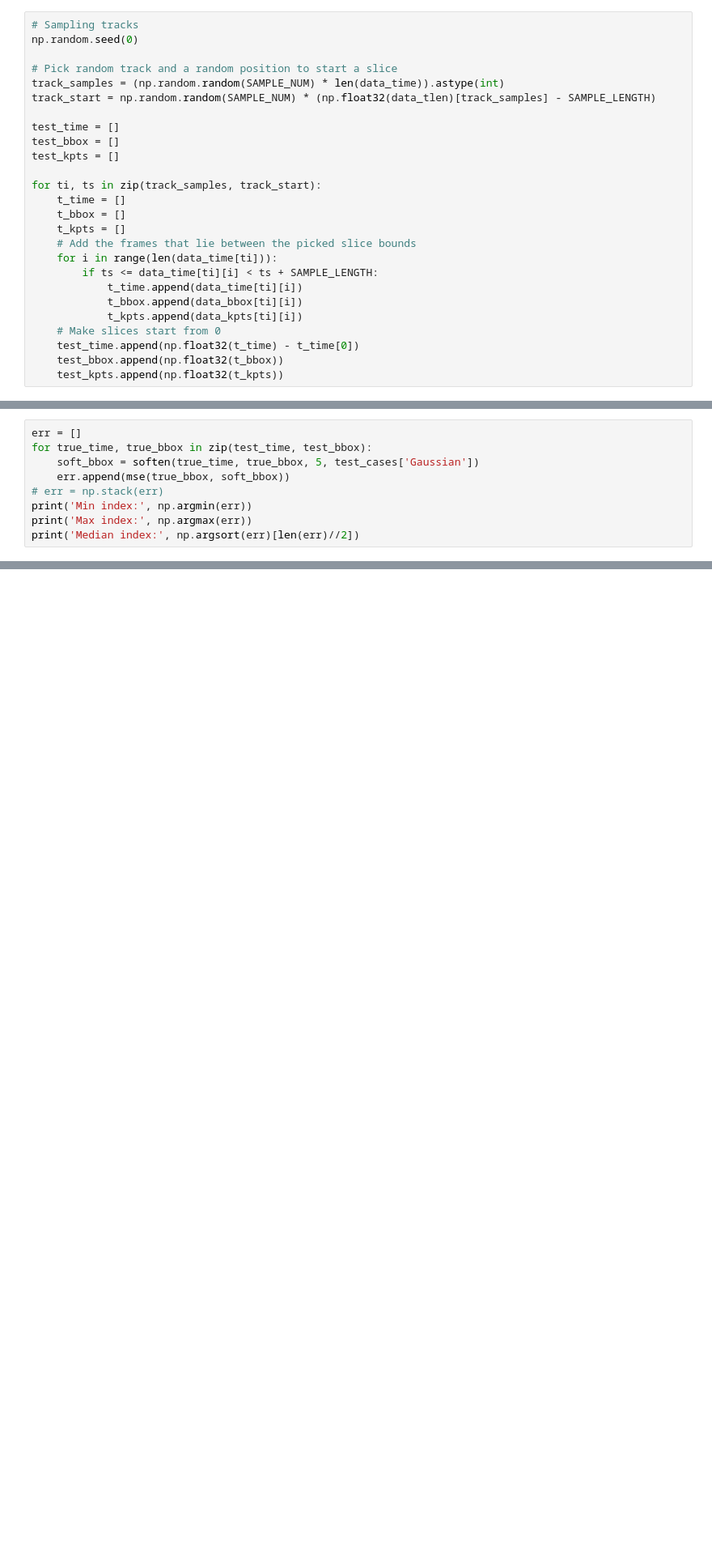
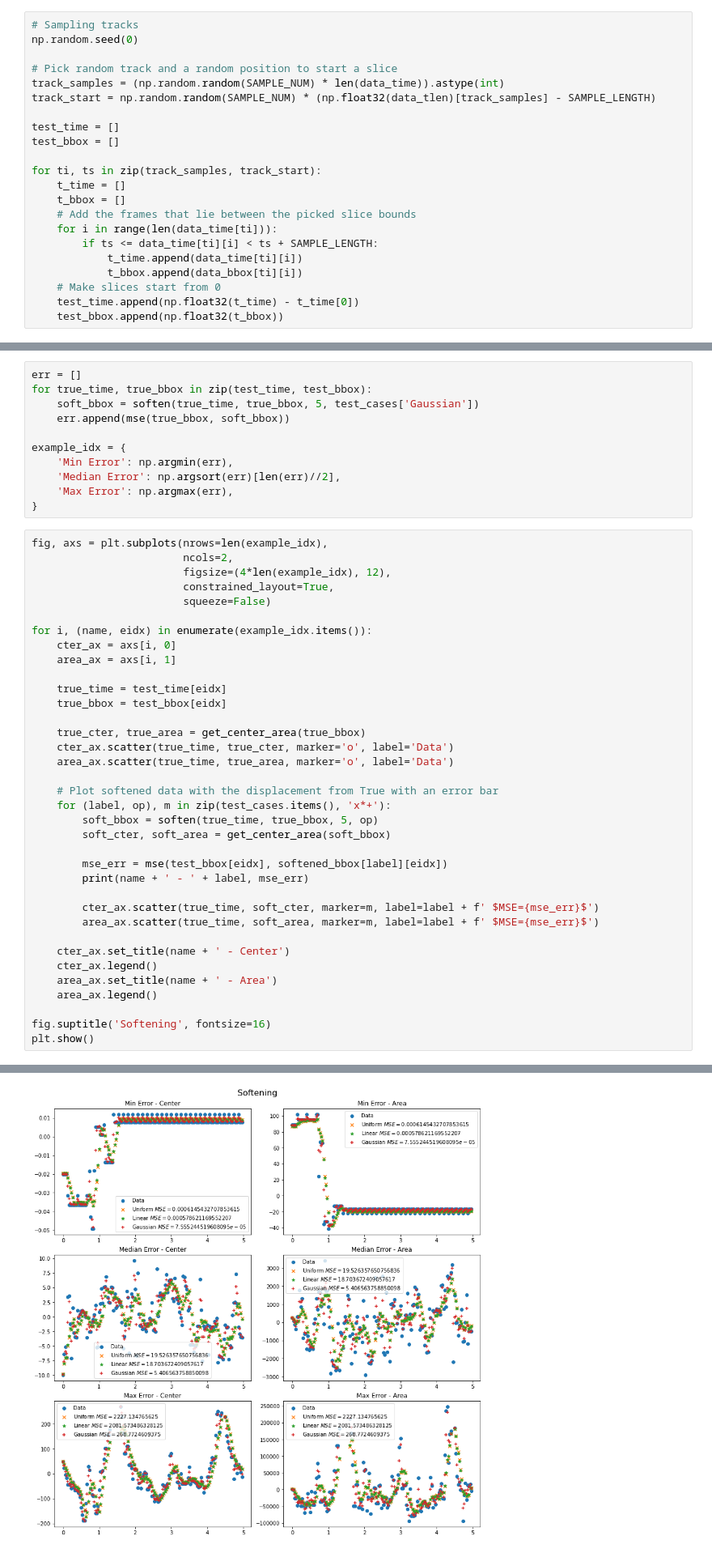
Before and after one commit to segonzal/chiletv, a Jupyter notebook: analysis/detection_strategy.ipynb, the cells around one changed output, grey strips where cells are left out. Shown: that part at 81% size. Cells and saved outputs as stored; diff of their text form; blank space fills up the shorter version.

```diff
--- a/analysis/detection_strategy.ipynb
+++ b/analysis/detection_strategy.ipynb
@@ -180,21 +170,17 @@ track_start = np.random.random(SAMPLE_NUM) * (np.float32(data_tlen)[track_sample
 
 test_time = []
 test_bbox = []
-test_kpts = []
 
 for ti, ts in zip(track_samples, track_start):
     t_time = []
     t_bbox = []
-    t_kpts = []
     # Add the frames that lie between the picked slice bounds
     for i in range(len(data_time[ti])):
         if ts <= data_time[ti][i] < ts + SAMPLE_LENGTH:
             t_time.append(data_time[ti][i])
             t_bbox.append(data_bbox[ti][i])
-            t_kpts.append(data_kpts[ti][i])
     # Make slices start from 0
     test_time.append(np.float32(t_time) - t_time[0])
     test_bbox.append(np.float32(t_bbox))
-    test_kpts.append(np.float32(t_kpts))
 # %% [markdown]
 # Results
@@ -286,9 +280,48 @@ for label, op in test_cases.items():
+# %%
+err = []
+for true_time, true_bbox in zip(test_time, test_bbox):
+    soft_bbox = soften(true_time, true_bbox, 5, test_cases['Gaussian'])
+    err.append(mse(true_bbox, soft_bbox))
+
+example_idx = {
+    'Min Error': np.argmin(err),
+    'Median Error': np.argsort(err)[len(err)//2],
+    'Max Error': np.argmax(err),
+}
 # %%
-err = []
-for true_time, true_bbox in zip(test_time, test_bbox):
-    soft_bbox = soften(true_time, true_bbox, 5, test_cases['Gaussian'])
-    err.append(mse(true_bbox, soft_bbox))
-# err = np.stack(err)
-print('Min index:', np.argmin(err))
-print('Max index:', np.argmax(err))
-print('Median index:', np.argsort(err)[len(err)//2])
+fig, axs = plt.subplots(nrows=len(example_idx),
+                        ncols=2,
+                        figsize=(4*len(example_idx), 12),
+                        constrained_layout=True,
+                        squeeze=False)
+
+for i, (name, eidx) in enumerate(example_idx.items()):
+    cter_ax = axs[i, 0]
+    area_ax = axs[i, 1]
+
+    true_time = test_time[eidx]
+    true_bbox = test_bbox[eidx]
+
+    true_cter, true_area = get_center_area(true_bbox)
+    cter_ax.scatter(true_time, true_cter, marker='o', label='Data')
+    area_ax.scatter(true_time, true_area, marker='o', label='Data')
+
+    # Plot softened data with the displacement from True with an error bar
+    for (label, op), m in zip(test_cases.items(), 'x*+'):
+        soft_bbox = soften(true_time, true_bbox, 5, op)
+        soft_cter, soft_area = get_center_area(soft_bbox)
+
+        mse_err = mse(test_bbox[eidx], softened_bbox[label][eidx])
+        print(name + ' - ' + label, mse_err)
+
+        cter_ax.scatter(true_time, soft_cter, marker=m, label=label + f' $MSE={mse_err}$')
+        area_ax.scatter(true_time, soft_area, marker=m, label=label + f' $MSE={mse_err}$')
+
+    cter_ax.set_title(name + ' - Center')
+    cter_ax.legend()
+    area_ax.set_title(name + ' - Area')
+    area_ax.legend()
+
+fig.suptitle('Softening', fontsize=16)
+plt.show()
+# %% [output]
@@ -294,0 +337 @@ print('Median index:', np.argsort(err)[len(err)//2])
+[figure, added]
```
Also changed, not shown: parts of 25 cells of this notebook.
